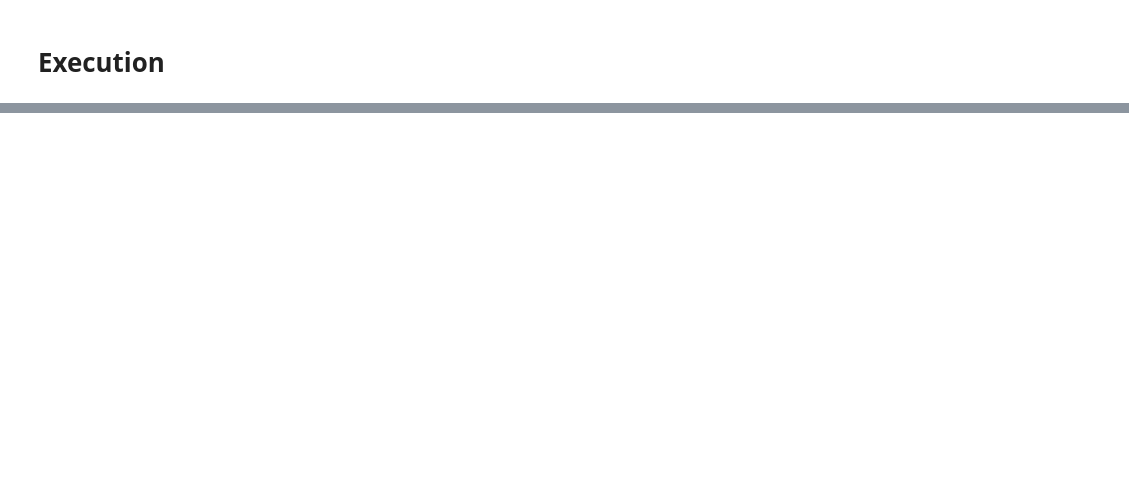
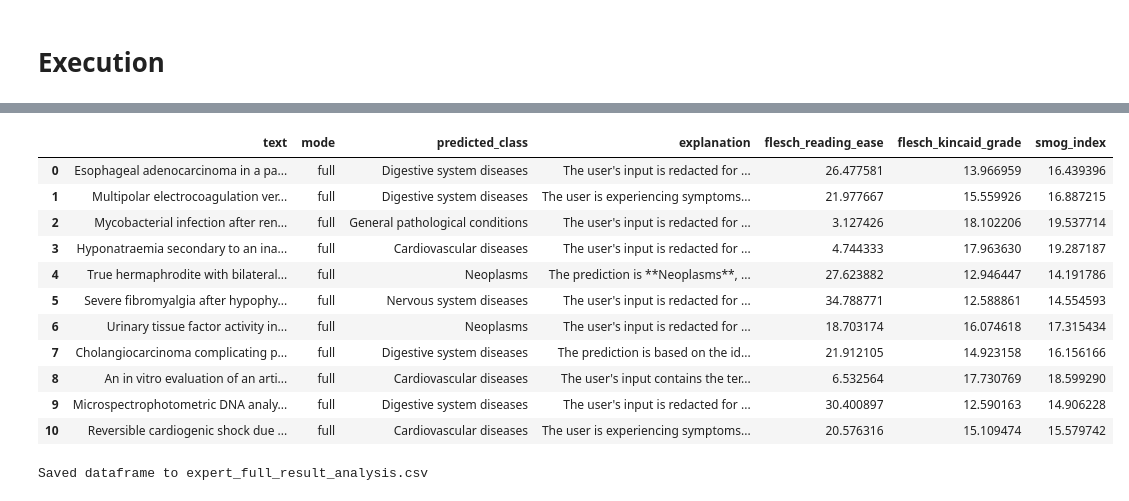
Before and after one commit to VimalJ5/User-Adaptive-XAI, a Jupyter notebook: Multi-Class_Classification/xaimodel_classificaiton.ipynb, the cells around one changed output, grey strips where cells are left out. Cells and saved outputs as stored; diff of their text form; code cells hidden in the pictures; blank space fills up the shorter version.

Commit message:
multi_class update

```diff
--- a/Multi-Class_Classification/xaimodel_classificaiton.ipynb
+++ b/Multi-Class_Classification/xaimodel_classificaiton.ipynb
@@ -526,0 +395,42 @@ Flesch-Kincaid Grade Level: 15.38445945945946
+# %%
+results = []
+# %%
+for text in text_list:
+    # print(f"\n--- Processing Text: {text[:50]}... ---")
+
+    # 1. Get LIME Features
+    lime_features = get_lime_for_text(text)
+    for mode in ["full"]:
+        # 2. Explain with Ontology
+        predicted_class, feature_data = explain_lime_features_with_ontology(
+            text=text,
+            classifier_pipeline=classifier,
+            ontology=ontology,
+            user_category=user_category,
+            lime_features=lime_features,
+            ablation_mode=mode
+        )
+        print("Feature Data:", feature_data)
+
+        # 3. Generate Explanation
+        explanation = generate_classification_reasoning(
+            predicted_class=predicted_class,
+            feature_data=feature_data,
+            user_category=user_category
+        )
+
+        if "assistant\n" in explanation:
+            explanation = explanation.split("assistant\n")[-1].strip()
+
+        print("\n--- Final Entity-Aware Explanation ---")
+        print(explanation)
+
+        metrics = compute_readability(explanation)
+
+        results.append({
+        "text": text[:80] + "...",
+        "mode": mode,
+        "predicted_class": predicted_class,
+        "explanation": explanation,
+        **metrics
+})
@@ -526,0 +455,22 @@ Flesch-Kincaid Grade Level: 15.38445945945946
+# %%
+df = pd.DataFrame(results)
+df
+# %% [output]
+|  | text | mode | predicted_class | explanation | flesch_reading_ease | flesch_kincaid_grade | smog_index |
+| 0 | Esophageal adenocarcinoma in a pa... | full | Digestive system diseases | The user's input is redacted for ... | 26.477581 | 13.966959 | 16.439396 |
+| 1 | Multipolar electrocoagulation ver... | full | Digestive system diseases | The user is experiencing symptoms... | 21.977667 | 15.559926 | 16.887215 |
+| 2 | Mycobacterial infection after ren... | full | General pathological conditions | The user's input is redacted for ... | 3.127426 | 18.102206 | 19.537714 |
+| 3 | Hyponatraemia secondary to an ina... | full | Cardiovascular diseases | The user's input is redacted for ... | 4.744333 | 17.963630 | 19.287187 |
+| 4 | True hermaphrodite with bilateral... | full | Neoplasms | The prediction is **Neoplasms**, ... | 27.623882 | 12.946447 | 14.191786 |
+| 5 | Severe fibromyalgia after hypophy... | full | Nervous system diseases | The user's input is redacted for ... | 34.788771 | 12.588861 | 14.554593 |
+| 6 | Urinary tissue factor activity in... | full | Neoplasms | The user's input is redacted for ... | 18.703174 | 16.074618 | 17.315434 |
+| 7 | Cholangiocarcinoma complicating p... | full | Digestive system diseases | The prediction is based on the id... | 21.912105 | 14.923158 | 16.156166 |
+| 8 | An in vitro evaluation of an arti... | full | Cardiovascular diseases | The user's input contains the ter... | 6.532564 | 17.730769 | 18.599290 |
+| 9 | Microspectrophotometric DNA analy... | full | Digestive system diseases | The user's input is redacted for ... | 30.400897 | 12.590163 | 14.906228 |
+| 10 | Reversible cardiogenic shock due ... | full | Cardiovascular diseases | The user is experiencing symptoms... | 20.576316 | 15.109474 | 15.579742 |
+# %%
+# Save dataframe to CSV
+df.to_csv("expert_full_result_analysis.csv", index=False)
+print("Saved dataframe to expert_full_result_analysis.csv")
+# %% [output]
+Saved dataframe to expert_full_result_analysis.csv
```
Also changed, not shown: parts of 40 cells of this notebook, 4 other files.
